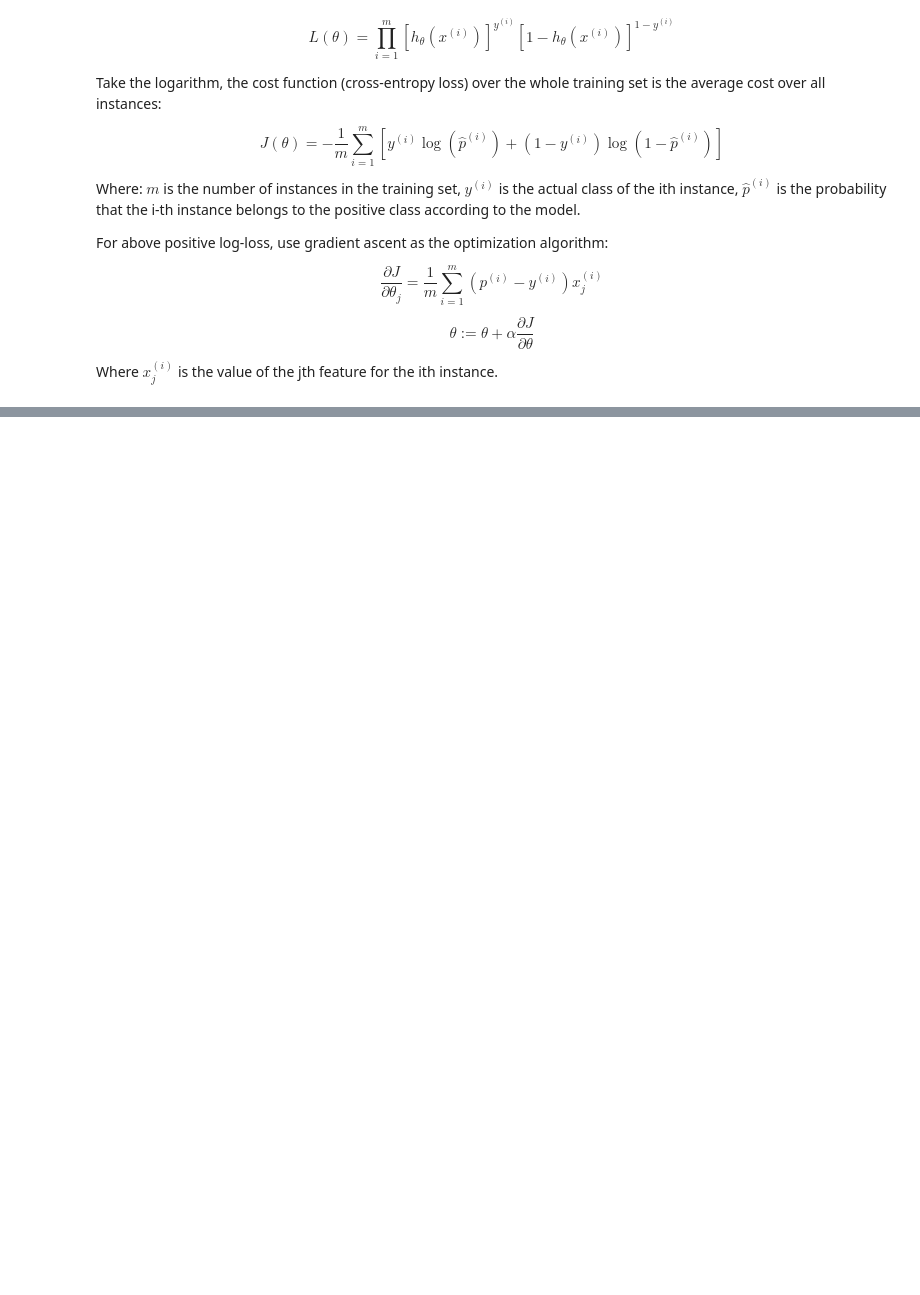
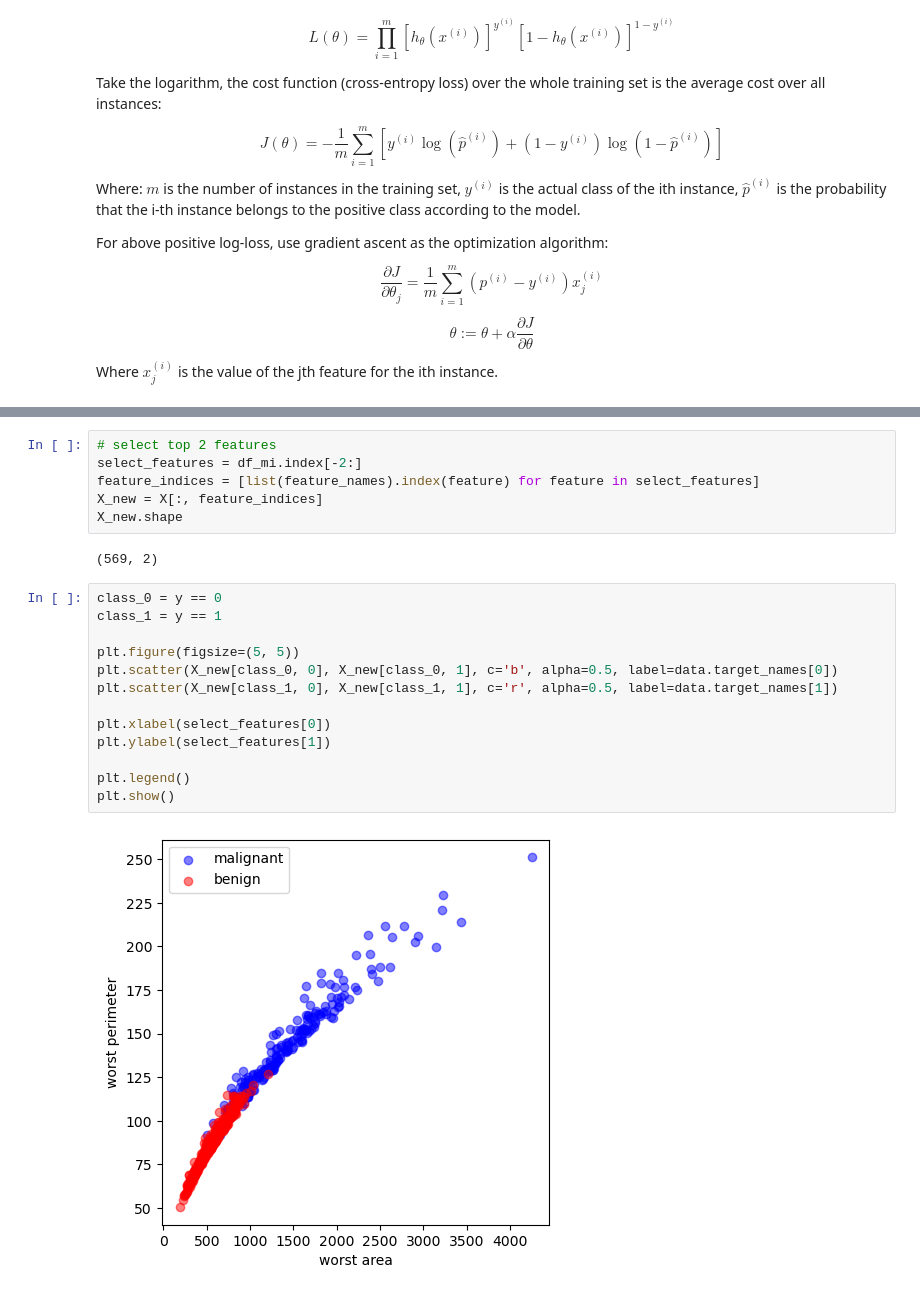
Before and after one commit to hc-sun/python-data-science, a Jupyter notebook: machine_learning.ipynb, the cells around one changed output, grey strips where cells are left out. Cells and saved outputs as stored; diff of their text form; blank space fills up the shorter version.

```diff
--- a/machine_learning.ipynb
+++ b/machine_learning.ipynb
@@ -223,0 +255,23 @@ Where $x_j^{(i)}$ is the value of the jth feature for the ith instance.
+# %%
+# select top 2 features
+select_features = df_mi.index[-2:]
+feature_indices = [list(feature_names).index(feature) for feature in select_features]
+X_new = X[:, feature_indices]
+X_new.shape
+# %% [output]
+(569, 2)
+# %%
+class_0 = y == 0
+class_1 = y == 1
+
+plt.figure(figsize=(5, 5))
+plt.scatter(X_new[class_0, 0], X_new[class_0, 1], c='b', alpha=0.5, label=data.target_names[0])
+plt.scatter(X_new[class_1, 0], X_new[class_1, 1], c='r', alpha=0.5, label=data.target_names[1])
+
+plt.xlabel(select_features[0])
+plt.ylabel(select_features[1])
+
+plt.legend()
+plt.show()
+# %% [output]
+[figure, added]
```
Also changed, not shown: parts of 2 cells of this notebook.
